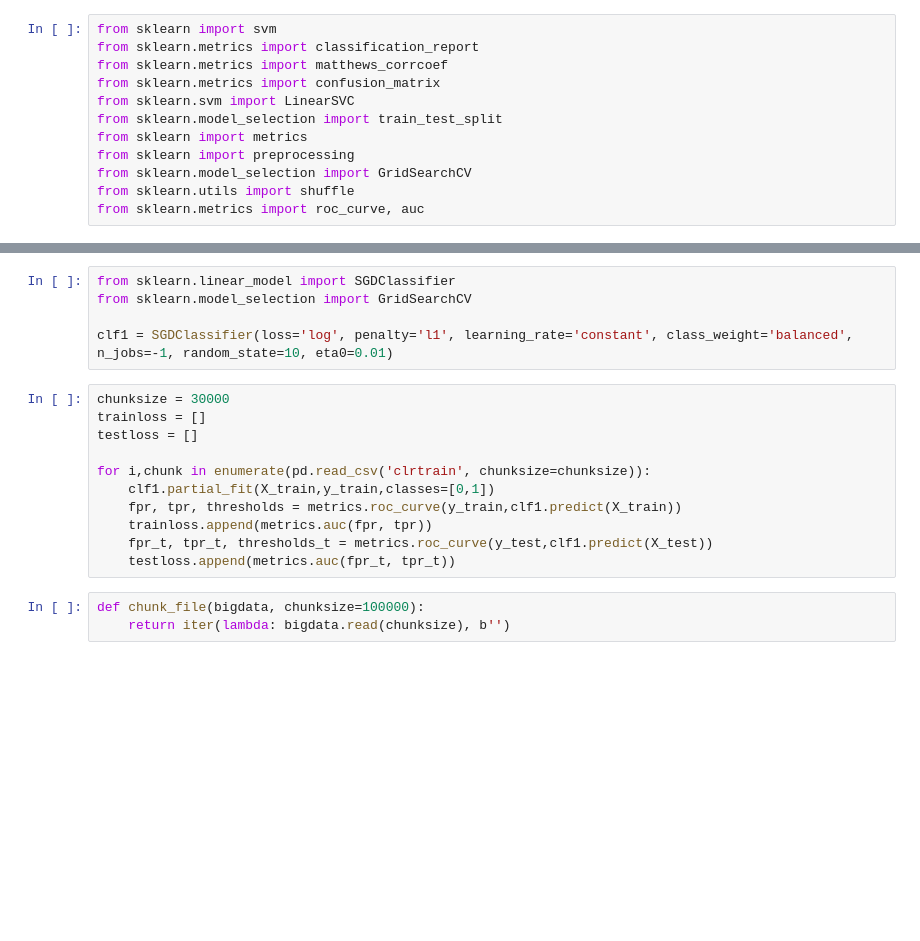
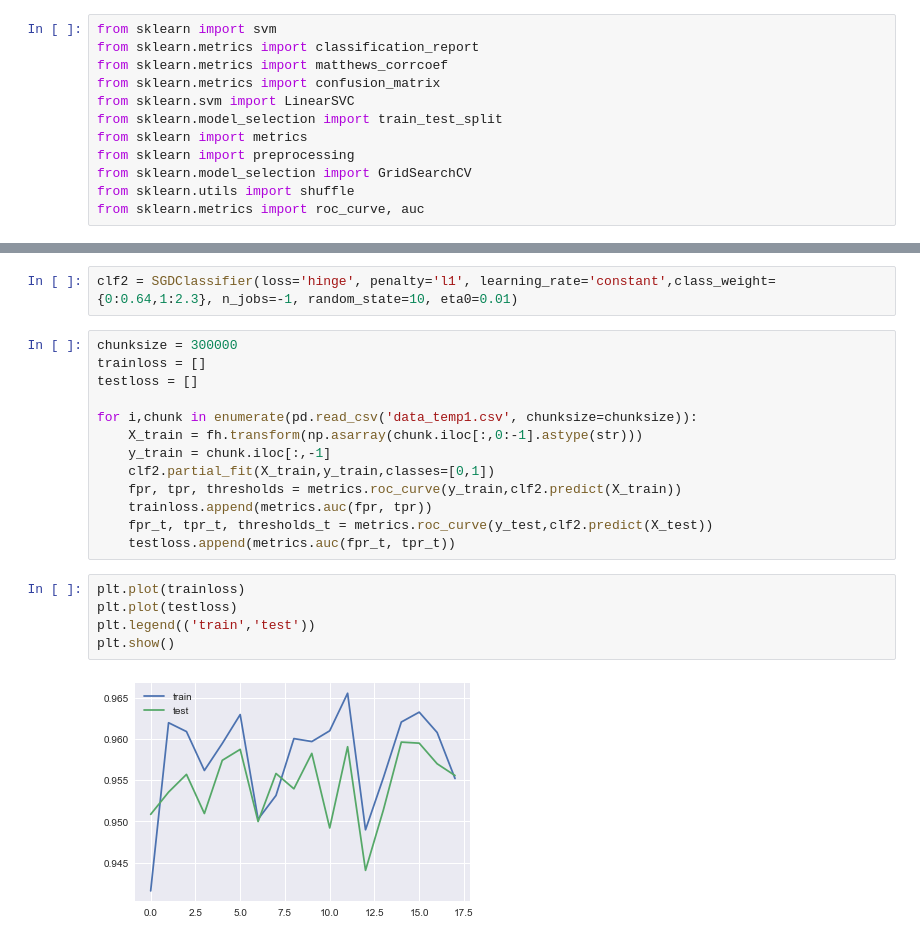
Before and after one commit to samyak53/Flight-Delay-Analysis, a Jupyter notebook: analysis.ipynb, the cells around one changed output, grey strips where cells are left out. Cells and saved outputs as stored; diff of their text form; blank space fills up the shorter version.

```diff
--- a/analysis.ipynb
+++ b/analysis.ipynb
@@ -503,19 +595,22 @@ X_train, X_test, y_train, y_test = train_test_split(X, y, test_size=0.30, random
 # %%
-from sklearn.linear_model import SGDClassifier
-from sklearn.model_selection import GridSearchCV
-
-clf1 = SGDClassifier(loss='log', penalty='l1', learning_rate='constant', class_weight='balanced', n_jobs=-1, random_state=10, eta0=0.01)
+clf2 = SGDClassifier(loss='hinge', penalty='l1', learning_rate='constant',class_weight={0:0.64,1:2.3}, n_jobs=-1, random_state=10, eta0=0.01)
 # %%
-chunksize = 30000
+chunksize = 300000
 trainloss = []
 testloss = []
 
-for i,chunk in enumerate(pd.read_csv('clrtrain', chunksize=chunksize)):
-    clf1.partial_fit(X_train,y_train,classes=[0,1])
-    fpr, tpr, thresholds = metrics.roc_curve(y_train,clf1.predict(X_train))
+for i,chunk in enumerate(pd.read_csv('data_temp1.csv', chunksize=chunksize)):
+    X_train = fh.transform(np.asarray(chunk.iloc[:,0:-1].astype(str)))
+    y_train = chunk.iloc[:,-1]
+    clf2.partial_fit(X_train,y_train,classes=[0,1])
+    fpr, tpr, thresholds = metrics.roc_curve(y_train,clf2.predict(X_train))
     trainloss.append(metrics.auc(fpr, tpr))
-    fpr_t, tpr_t, thresholds_t = metrics.roc_curve(y_test,clf1.predict(X_test))
+    fpr_t, tpr_t, thresholds_t = metrics.roc_curve(y_test,clf2.predict(X_test))
     testloss.append(metrics.auc(fpr_t, tpr_t))
-# %%
-def chunk_file(bigdata, chunksize=100000):
-    return iter(lambda: bigdata.read(chunksize), b'')
+# %%
+plt.plot(trainloss)
+plt.plot(testloss)
+plt.legend(('train','test'))
+plt.show()
+# %% [output]
+[figure, added]
```
Also changed, not shown: parts of 31 cells of this notebook.
